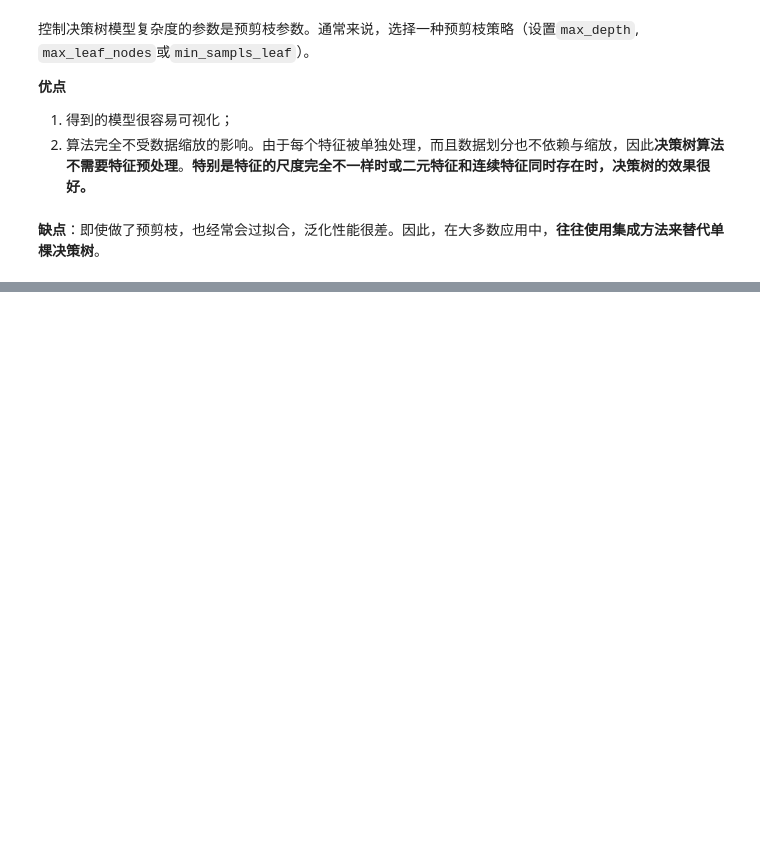
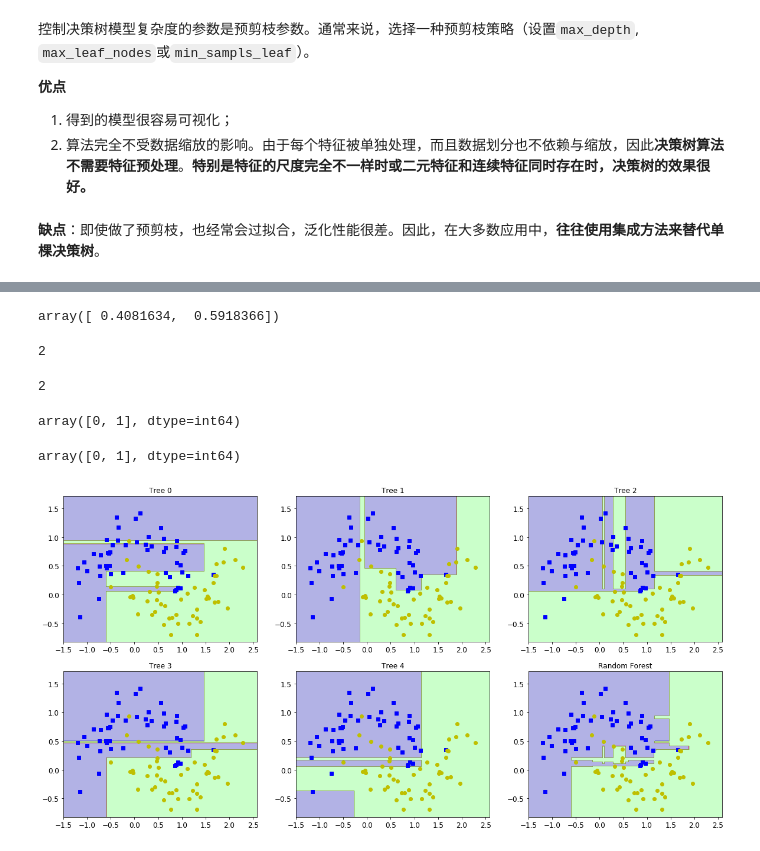
Before and after one commit to libingallin/introduction-to-ml, a Jupyter notebook: ch2_supervised_learning.ipynb, the cells around one changed output, grey strips where cells are left out. Cells and saved outputs as stored; diff of their text form; code cells hidden in the pictures; blank space fills up the shorter version.

```diff
--- a/ch2_supervised_learning.ipynb
+++ b/ch2_supervised_learning.ipynb
@@ -955,7 +955,7 @@ x2_min, x2_max = X[:, 1].min() - 1, X[:, 1].max() + 1
 x1s = np.linspace(x1_min, x1_max, 1000)
 x2s = np.linspace(x2_min, x2_max, 1000)
 x1, x2 = np.meshgrid(x1s, x2s)
-X_hand = np.c_[x1.ravel(), x2.ravel()]
+X_grid = np.c_[x1.ravel(), x2.ravel()]
 
 plt.figure(figsize=(10, 6))
 plt.scatter(X[:, 0], X[:, 1], c=y, s =150, edgecolors='k', cmap=cm3)
@@ -965,7 +965,7 @@ for coef, intercept, color in zip(linear_svc.coef_, linear_svc.intercept_,
                                   ['b', 'r', 'g']):
     plt.plot(xx, -(coef[0] * xx + intercept) / coef[1], c=color)
 
-y_pred = linear_svc.predict(X_hand).reshape(x1.shape)
+y_pred = linear_svc.predict(X_grid).reshape(x1.shape)
 plt.contourf(x1, x2, y_pred, alpha=0.3, cmap=cm3)
 
 plt.ylim(x2_min, x2_max)
@@ -1167,0 +1178,11 @@ plt.show()
+# %%
+from sklearn.datasets import make_moons
+
+X, y = make_moons(n_samples=100, noise=0.25, random_state=3)
+X_train, X_test, y_train, y_test = train_test_split(
+    X, y, stratify=y, random_state=42)
+# %%
+from sklearn.ensemble import RandomForestClassifier
+
+rf_clf = RandomForestClassifier(n_estimators=5, random_state=2)
+rf_clf.fit(X_train, y_train)
@@ -1167,0 +1216,47 @@ plt.show()
+# %%
+rf_clf.feature_importances_
+# %% [output]
+array([ 0.4081634,  0.5918366])
+# %%
+rf_clf.n_features_
+# %% [output]
+2
+# %%
+# The number of classes
+rf_clf.n_classes_
+# %% [output]
+2
+# %%
+np.unique(y)
+# %% [output]
+array([0, 1], dtype=int64)
+# %%
+# The classes labels
+rf_clf.classes_
+# %% [output]
+array([0, 1], dtype=int64)
+# %%
+fig, axes = plt.subplots(2, 3, figsize=(20, 10))
+
+x_min, x_max = X_train[:, 0].min() - 0.3, X_train[:, 0].max() + 0.3
+y_min, y_max = X_train[:, 1].min() - 0.3, X_train[: ,1].max() + 0.3
+xx = np.linspace(x_min, x_max, 1000)
+yy = np.linspace(y_min, y_max, 1000)
+X1, X2 = np.meshgrid(xx, yy)
+X_grid = np.c_[X1.ravel(), X2.ravel()]
+
+for i, (ax, tree) in enumerate(zip(axes.ravel(), rf_clf.estimators_)):
+    ax.set_title("Tree {}".format(i))
+    y_pred = tree.predict(X_grid).reshape(X1.shape)
+    ax.contourf(X1, X2, y_pred, alpha=0.3, cmap=cm3)
+    ax.plot(X[:, 0][y == 0], X[:, 1][y == 0], "bs")
+    ax.plot(X[:, 0][y == 1], X[:, 1][y == 1], "yo")
+
+y_pred = rf_clf.predict(X_grid).reshape(X1.shape)
+axes[-1, -1].contourf(X1, X2, y_pred, alpha=0.3, cmap=cm3)
+axes[-1, -1].plot(X[:, 0][y == 0], X[:, 1][y == 0], "bs")
+axes[-1, -1].plot(X[:, 0][y == 1], X[:, 1][y == 1], "yo")
+axes[-1, -1].set_title("Random Forest")
+plt.show()
+# %% [output]
+[figure, added]
```
Also changed, not shown: parts of 97 cells of this notebook.
